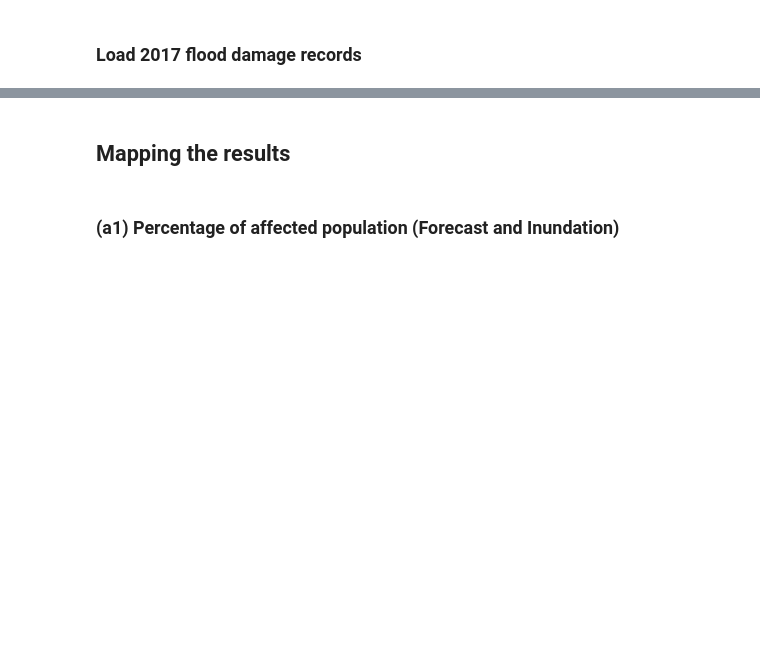
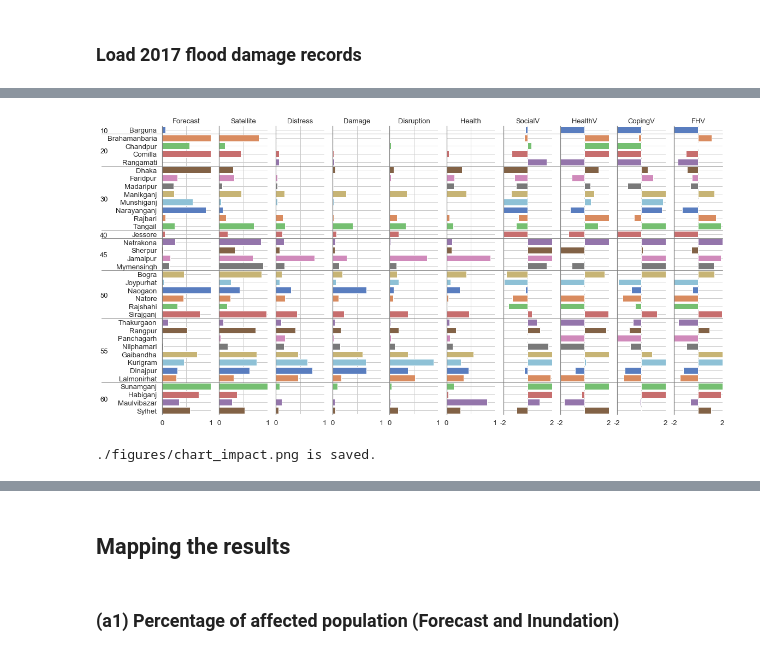
Before and after one commit to gnodnooh/VulnRiskImpact-BGD, a Jupyter notebook: FVI_Assessment2.ipynb, the cells around one changed output, grey strips where cells are left out. Saved outputs shown, nothing was run; the diff lists cells and outputs as text; code cells hidden in the pictures; blank space fills up the shorter version.

```diff
--- a/FVI_Assessment2.ipynb
+++ b/FVI_Assessment2.ipynb
@@ -196,0 +255,76 @@ result.head()
+# %%
+# Temporary dataframe
+temp = result[['ADM1_PCODE','ADM2_EN',
+               'POPFCSTM','POPINUNM', #'POPREPOM',
+#                'NDEATH', 'NDAMGHOUS', 'DAMGCLAND',
+#                'NAFFCINST','NDAMGTUBE',
+#                'NDIARRHEA', 'NODIEASE',
+               'Distress','Damage','Disruption','Health',
+               'EQUAL1','EQUAL2','EQUAL3','EQUAL',
+#                'EQUAL1F','EQUAL2F','EQUAL3F','EQUALF',
+#                'PCA1','PCA2','PCA3','PCA'
+              ]]
+temp = temp.rename(columns={'POPFCSTM':'Forecast','POPINUNM':'Satellite','POPREPOM':'Reported',
+                            'NDEATH':'Death','NDAMGHOUS':'Houses','DAMGCLAND':'Land',
+                            'NAFFCINST':'Institutions','NDAMGTUBE':'Tubewell',
+                            'NDIARRHEA':'Diarrhea','NODIEASE':'Diseases',
+                            'EQUAL1':'SocialV','EQUAL2':'HealthV','EQUAL3':'CopingV','EQUAL':'FHV',
+                            'EQUAL1F':'eSocialF','EQUAL2F':'eHealthF','EQUAL3F':'eCopingF','EQUALF':'EQUALF',
+#                             'PCA1':'pSocial','PCA2':'pHealth','PCA3':'pCoping','PCA':'PCA'
+                             })
+cols_div = ['EQUAL','eSocial','eHealth','eCoping',
+            'EQUALF','eSocialF','eHealthF','eCopingF',
+            'PCA','pSocial','pHealth','pCoping',
+            'SocialV','HealthV','CopingV','FHV']
+
+# Standardization
+temp[temp.columns[temp.columns.isin(cols_div)]] = StandardScaler().fit_transform(temp[temp.columns[temp.columns.isin(cols_div)]])
+
+# PairGrid plots
+sns.set(style="white", font_scale=1.2)
+g = sns.PairGrid(temp, x_vars=temp.columns[2:], y_vars=['ADM2_EN'], height=8, aspect=.20)
+g.map(sns.barplot, palette='muted')
+
+# Title, axis, and grids
+g.set(xlabel='',ylabel='', yticklabels=temp['ADM2_EN'])
+for ax, title in zip(g.axes.flat, temp.columns[2:]):
+    # Title (Group name)
+    ax.set_title(title, fontfamily='sans-serif', fontsize=13)
+    # Make the grid horizontal instead of vertical
+    ax.xaxis.grid(True)
+    ax.yaxis.grid(True)
+    ax.spines['left'].set_color('grey')
+    if ~np.isin(title, cols_div):
+        ax.set_xlim(0,1)
+        ax.set_xticks([0,0.5,1])
+        ax.set_xticklabels([0, '', 1])
+    else:
+        ax.set_xlim(-1,1)
+        ax.set_xticks([-1,0,1])
+        ax.set_xticklabels(['-2', '', '2'])
+
+# Division lines and names
+divs = temp['ADM1_PCODE'].tolist()
+for i, div in enumerate(divs):
+    if i and div != divs[i - 1]:
+        # Division line
+        g.axes.flat[-1].axhline(i-0.5, xmin=-len(temp.columns[2:])-1.8,
+                                xmax=1, c='#808080FF', lw=1, clip_on=False)
+    if div != divs[i - 1]:
+        # Division name
+        lx = np.arange(len(temp['ADM1_PCODE']))[np.isin(divs, div)]
+        g.axes.flat[0].annotate(div, [-1.2, np.median(lx)+0.15],
+                    annotation_clip=False, xycoords='data',
+                    color='k', ha='center', va='center',fontfamily='sans-serif', fontsize=13)
+
+
+# Remove axis lines
+sns.despine(left=False, bottom=True);plt.tight_layout(pad=0.4);plt.show()
+
+# Save a figure
+if True:
+    fn_save = './figures/chart_impact.png'
+    g.savefig(fn_save, bbox_inches='tight'); print('%s is saved.' % fn_save)
+# %% [output]
+[figure, added]
+./figures/chart_impact.png is saved.
```
Also changed, not shown: parts of 18 cells of this notebook, 8 other files.
